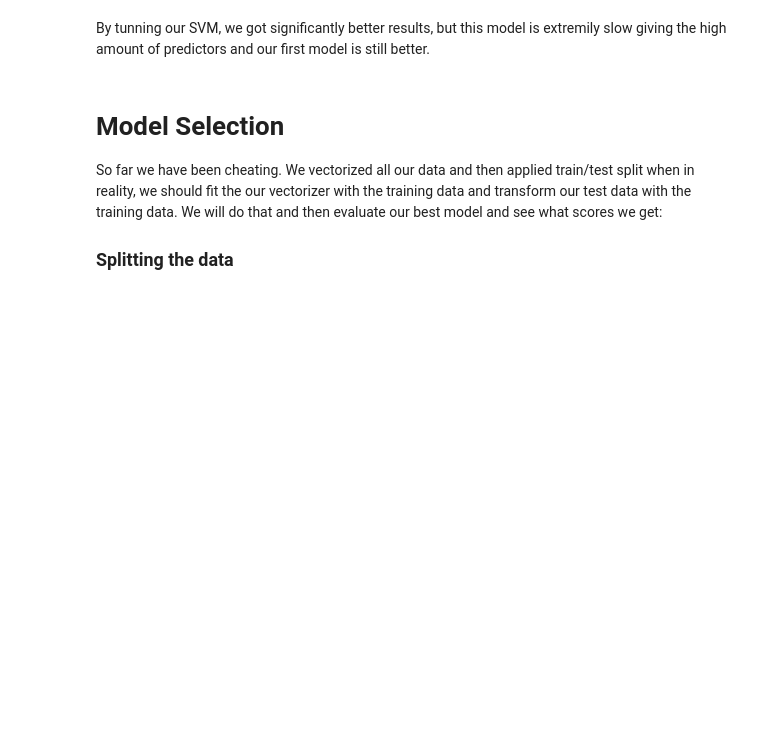
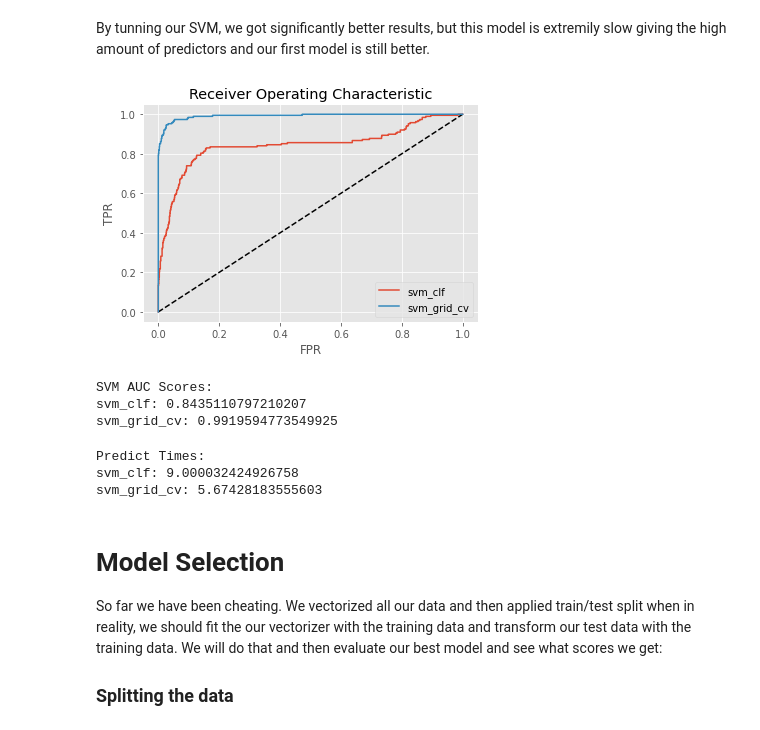
Before and after one commit to ronaldpacheco/Spam-Classifier, a Jupyter notebook: Spam_Classifier.ipynb, the cells around one changed output. Saved outputs shown, nothing was run; the diff lists cells and outputs as text; code cells hidden in the pictures; blank space fills up the shorter version.

```diff
--- a/Spam_Classifier.ipynb
+++ b/Spam_Classifier.ipynb
@@ -766,10 +873,10 @@ weighted avg       0.89      0.89      0.89      1393
 # %% [markdown]
 Our score is pretty bad... Let's try GridSearchCV to tune our hyperparameters:
 # %%
-svm_params = [{'kernel': ['rbf'], 'gamma': [1e-3, 1e-4],
-                     'C': [1, 10, 100, 1000]},
-                    {'kernel': ['linear'], 'C': [1, 10, 100, 1000]}]
-svm_grid_cv = GridSearchCV(SVC(random_state=42), svm_params, cv=3, n_jobs=-1)
+#best_params={'C': 1000, 'gamma': 0.0001, 'kernel': 'rbf'}
+#svm_params = [{'kernel': ['rbf'], 'gamma': [1e-3, 1e-4],'C': [1000]},]
+svm_params ={'C': [1000], 'gamma': [0.0001], 'kernel': ['rbf']}
+svm_grid_cv = GridSearchCV(SVC(random_state=42, probability=True), svm_params, cv=3, n_jobs=-1)
 # %%
 svm_grid_cv.fit(X_train_c,y_train_c)
 # %% [output]
@@ -797,3 +902,26 @@ print(classification_report(y_test_t, svm_grid_pred))
 weighted avg       0.97      0.97      0.97      1393
 # %% [markdown]
 By tunning our SVM, we got significantly better results, but this model is extremily slow giving the high amount of predictors and our first model is still better.
+# %%
+fpr_svm, tpr_svm, thresholds_svm = roc_curve(y_test_c, svm_clf.predict_proba(X_test_c)[:,1],pos_label='spam')
+
+fp_svmg, tpr_svmg, thresholds_svmg = roc_curve(y_test_c, svm_grid_cv.predict_proba(X_test_c)[:,1],pos_label='spam')
+
+plt.plot([0,1],[0,1], 'k--')
+plt.plot(fpr_svm, tpr_svm, label= "svm_clf")
+plt.plot(fp_svmg, tpr_svmg, label= "svm_grid_cv")
+plt.legend()
+plt.xlabel("FPR")
+plt.ylabel("TPR")
+plt.title('Receiver Operating Characteristic')
+plt.show()
+# %% [output]
+[figure, added]
+# %%
+print('SVM AUC Scores:')
+print('svm_clf:', auc(fpr_svm, tpr_svm))
+print('svm_grid_cv:', auc(fp_svmg, tpr_svmg))
+# %% [output]
+SVM AUC Scores:
+svm_clf: 0.8435110797210207
+svm_grid_cv: 0.9919594773549925
@@ -800,3 +935,11 @@ By tunning our SVM, we got significantly better results, but this model is extre
+# %%
+print('Predict Times:')
+print('svm_clf:', time_svm_clf)
+print('svm_grid_cv:', time_svm_grid)
+# %% [output]
+Predict Times:
+svm_clf: 9.000032424926758
+svm_grid_cv: 5.67428183555603
 # %% [markdown]
 # Model Selection
 
```
Also changed, not shown: parts of 55 cells of this notebook.
